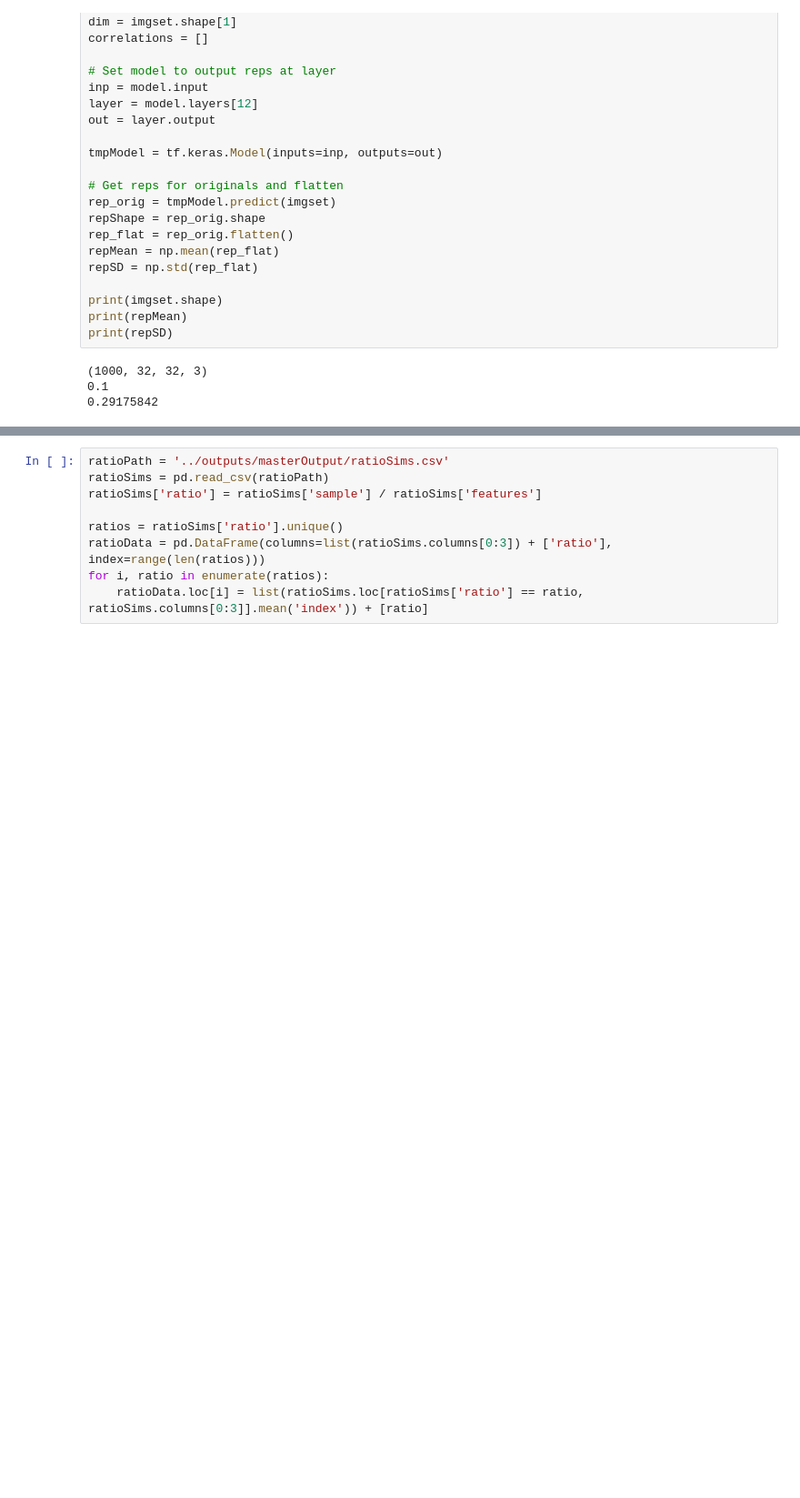
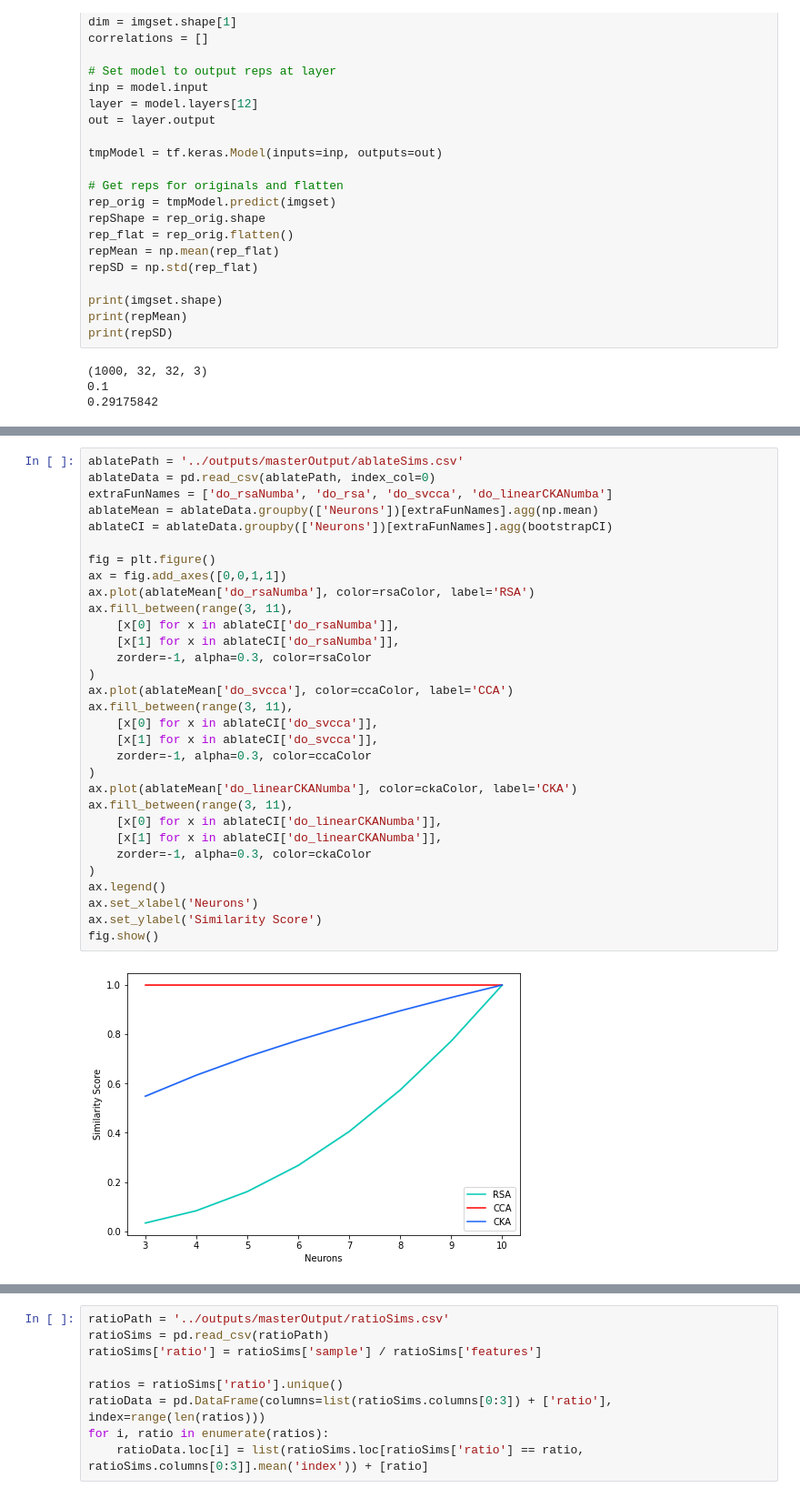
Before and after one commit to VandyCatLab/modelzoo, a Jupyter notebook: notebooks/MasterbookJason.ipynb, the cells around one changed output, grey strips where cells are left out. Shown at 91% size. Cells and saved outputs as stored; diff of their text form; blank space fills up the shorter version.

```diff
--- a/notebooks/MasterbookJason.ipynb
+++ b/notebooks/MasterbookJason.ipynb
@@ -226,3 +322,36 @@ CCA -- mean 0.9999999998778679
 SD 3.908091843029902e-12
 CKA -- mean 0.9492837751419997
 SD 0.008351504341354534
+# %%
+ablatePath = '../outputs/masterOutput/ablateSims.csv'
+ablateData = pd.read_csv(ablatePath, index_col=0)
+extraFunNames = ['do_rsaNumba', 'do_rsa', 'do_svcca', 'do_linearCKANumba']
+ablateMean = ablateData.groupby(['Neurons'])[extraFunNames].agg(np.mean)
+ablateCI = ablateData.groupby(['Neurons'])[extraFunNames].agg(bootstrapCI)
+
+fig = plt.figure()
+ax = fig.add_axes([0,0,1,1])
+ax.plot(ablateMean['do_rsaNumba'], color=rsaColor, label='RSA')
+ax.fill_between(range(3, 11),
+    [x[0] for x in ablateCI['do_rsaNumba']],
+    [x[1] for x in ablateCI['do_rsaNumba']],
+    zorder=-1, alpha=0.3, color=rsaColor
+)
+ax.plot(ablateMean['do_svcca'], color=ccaColor, label='CCA')
+ax.fill_between(range(3, 11),
+    [x[0] for x in ablateCI['do_svcca']],
+    [x[1] for x in ablateCI['do_svcca']],
+    zorder=-1, alpha=0.3, color=ccaColor
+)
+ax.plot(ablateMean['do_linearCKANumba'], color=ckaColor, label='CKA')
+ax.fill_between(range(3, 11),
+    [x[0] for x in ablateCI['do_linearCKANumba']],
+    [x[1] for x in ablateCI['do_linearCKANumba']],
+    zorder=-1, alpha=0.3, color=ckaColor
+)
+ax.legend()
+ax.set_xlabel('Neurons')
+ax.set_ylabel('Similarity Score')
+fig.show()
+# %% [output]
+[figure, added]
```
Also changed, not shown: parts of 23 cells of this notebook.
